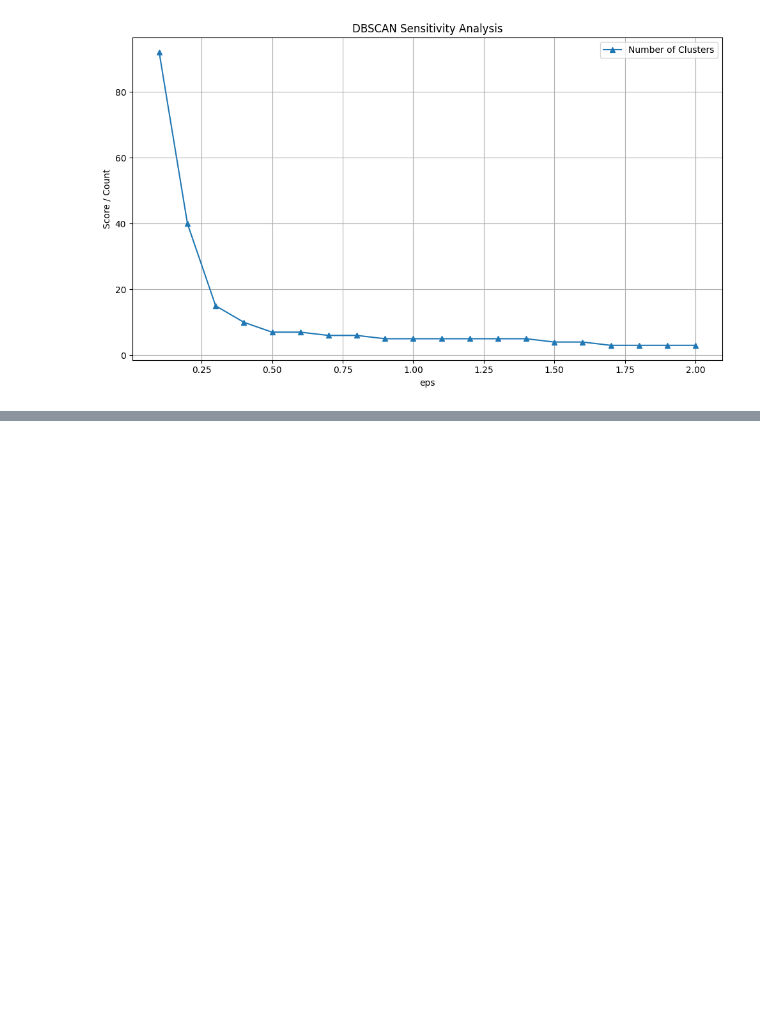
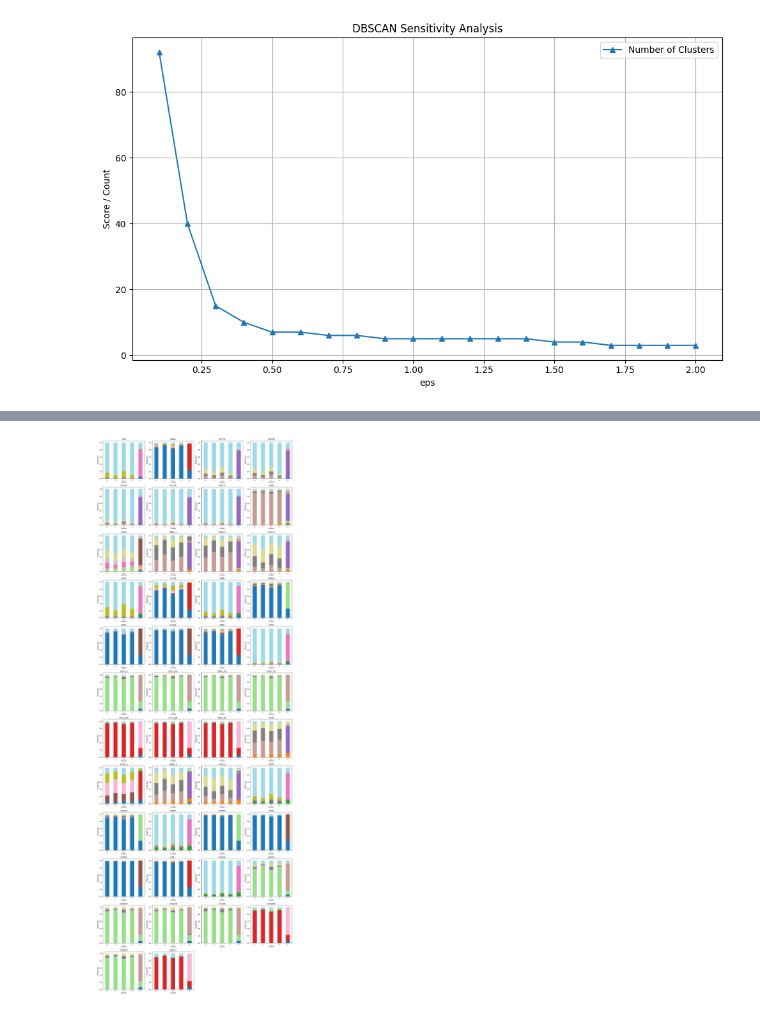
Before and after one commit to samroska/milestone-2-siads-696, a Jupyter notebook: Clustering - DBSCAN.ipynb, the cells around one changed output, grey strips where cells are left out. Saved outputs shown, nothing was run; the diff lists cells and outputs as text; code cells hidden in the pictures; blank space fills up the shorter version.

```diff
--- a/Clustering - DBSCAN.ipynb
+++ b/Clustering - DBSCAN.ipynb
@@ -242,0 +291,7 @@ results
+# %%
+child = childhood()
+child_cols = [c for c in child if c in analysis_df.columns]
+# %%
+cluster_visual(child_cols,analysis_df)
+# %% [output]
+[figure, added]
```
Also changed, not shown: parts of 12 cells of this notebook.
